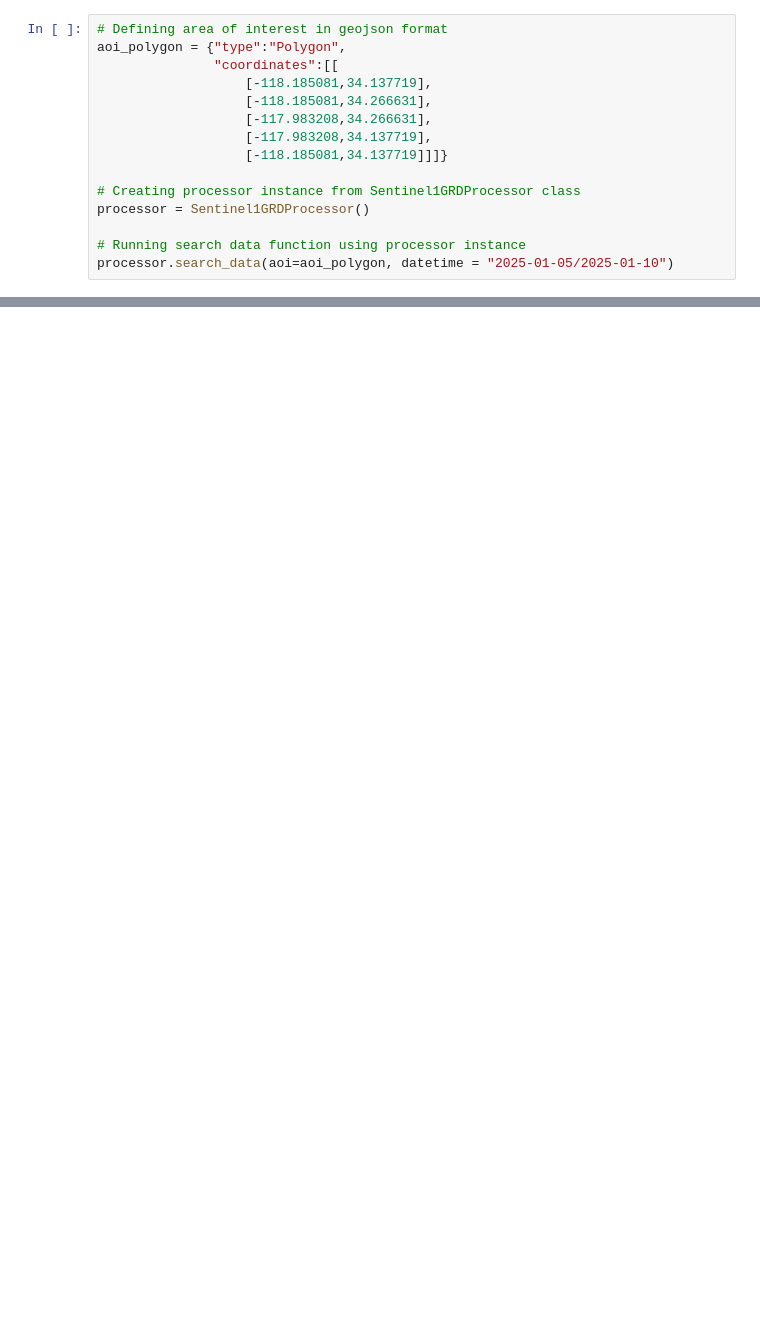
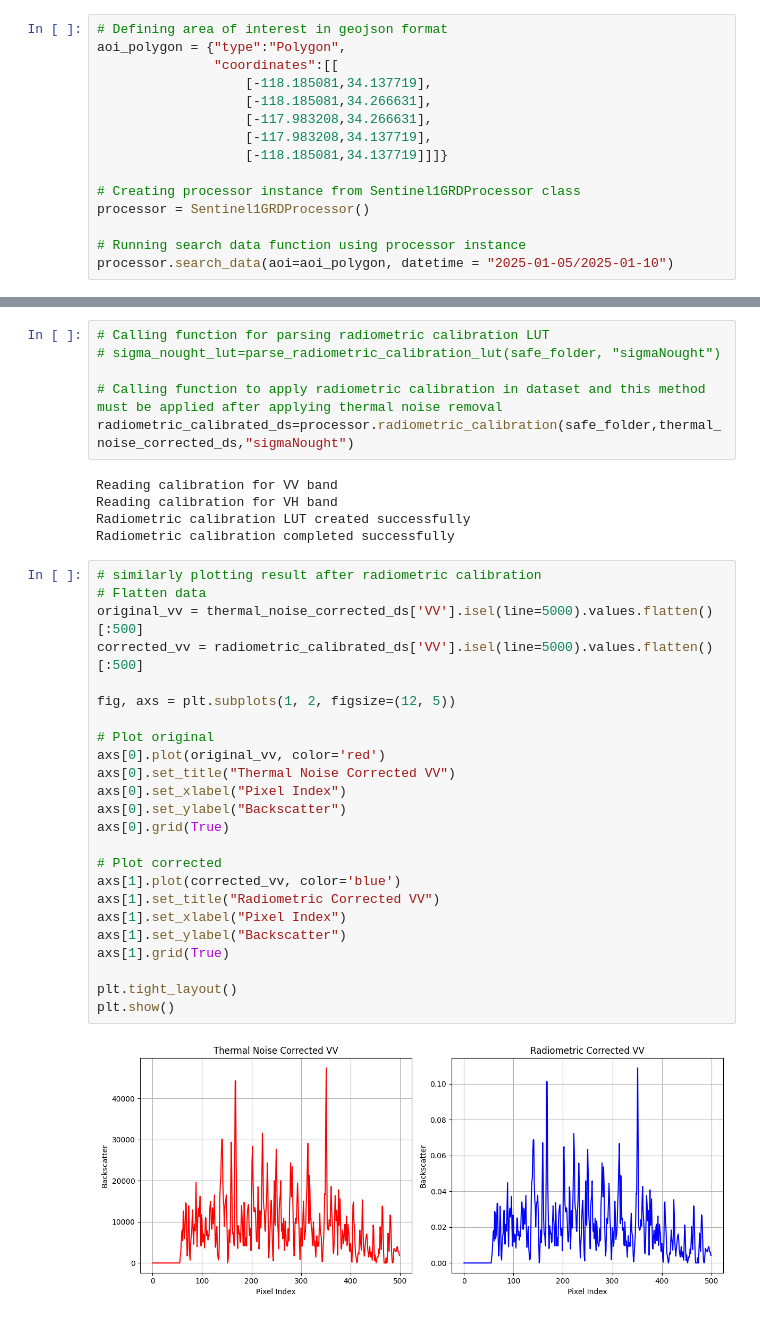
Before and after one commit to rabinatwayana/pysarflow, a Jupyter notebook: docs/examples/grd_pipeline.ipynb, the cells around one changed output, grey strips where cells are left out. Saved outputs shown, nothing was run; the diff lists cells and outputs as text; blank space fills up the shorter version.

```diff
--- a/docs/examples/grd_pipeline.ipynb
+++ b/docs/examples/grd_pipeline.ipynb
@@ -72,0 +120,37 @@ Attributes:
+# %%
+# Calling function for parsing radiometric calibration LUT
+# sigma_nought_lut=parse_radiometric_calibration_lut(safe_folder, "sigmaNought")
+
+# Calling function to apply radiometric calibration in dataset and this method must be applied after applying thermal noise removal
+radiometric_calibrated_ds=processor.radiometric_calibration(safe_folder,thermal_noise_corrected_ds,"sigmaNought")
+# %% [output]
+Reading calibration for VV band
+Reading calibration for VH band
+Radiometric calibration LUT created successfully
+Radiometric calibration completed successfully
+# %%
+# similarly plotting result after radiometric calibration
+# Flatten data
+original_vv = thermal_noise_corrected_ds['VV'].isel(line=5000).values.flatten()[:500]
+corrected_vv = radiometric_calibrated_ds['VV'].isel(line=5000).values.flatten()[:500]
+
+fig, axs = plt.subplots(1, 2, figsize=(12, 5))
+
+# Plot original
+axs[0].plot(original_vv, color='red')
+axs[0].set_title("Thermal Noise Corrected VV")
+axs[0].set_xlabel("Pixel Index")
+axs[0].set_ylabel("Backscatter")
+axs[0].grid(True)
+
+# Plot corrected
+axs[1].plot(corrected_vv, color='blue')
+axs[1].set_title("Radiometric Corrected VV")
+axs[1].set_xlabel("Pixel Index")
+axs[1].set_ylabel("Backscatter")
+axs[1].grid(True)
+
+plt.tight_layout()
+plt.show()
+# %% [output]
+[figure, added]
```
Also changed, not shown: parts of 7 cells of this notebook, 3 other files.
